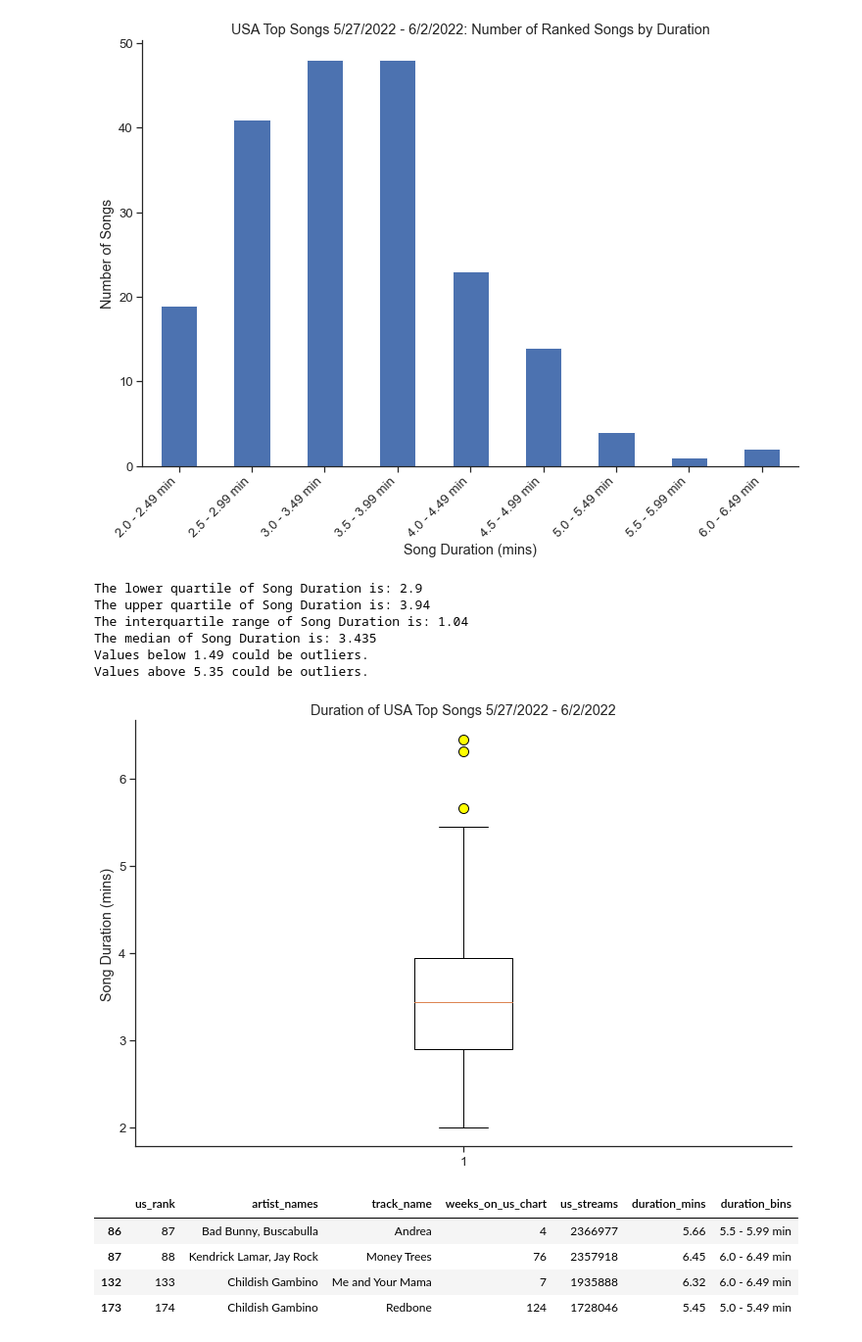
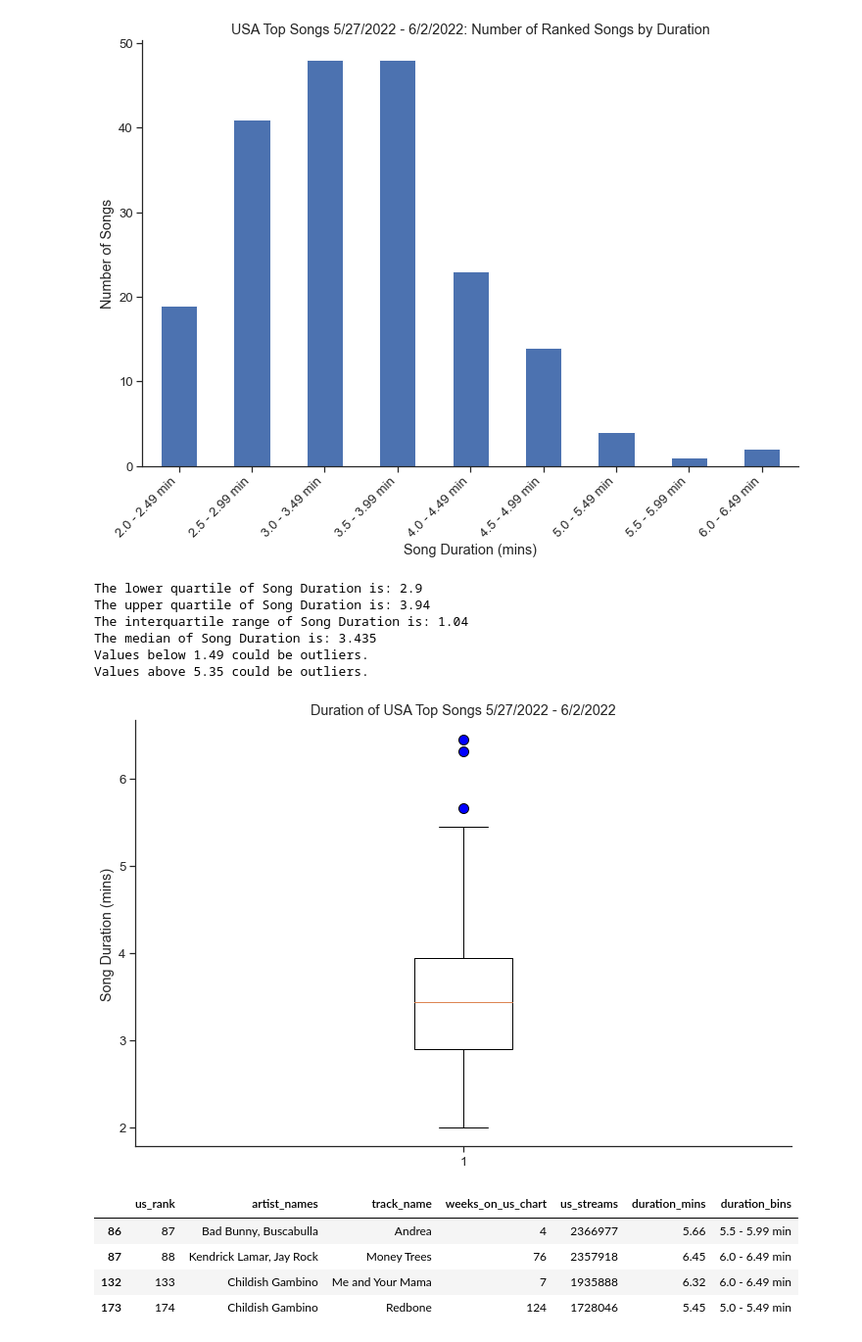
Before and after one commit to mbruns13/project_1_spotify, a Jupyter notebook: song_duration.ipynb, the cells around one changed output. Shown at 98% size. Cells and saved outputs as stored; diff of their text form; code cells hidden in the pictures.

```diff
--- a/song_duration.ipynb
+++ b/song_duration.ipynb
@@ -697,35 +697,35 @@ plt.show()
 # %%
 us_quartiles = us_track_data.duration_mins.quantile([.25,.5,.75])
 us_lowerq = us_quartiles[0.25].round(2)
 us_upperq = us_quartiles[0.75].round(2)
 us_iqr = (us_upperq-us_lowerq).round(2)
 us_lower_bound = (us_lowerq - (1.5*iqr)).round(2)
 us_upper_bound = (us_upperq + (1.5*iqr)).round(2)
 
 print(f"The lower quartile of Song Duration is: {us_lowerq}")
 print(f"The upper quartile of Song Duration is: {us_upperq}")
 print(f"The interquartile range of Song Duration is: {us_iqr}")
 print(f"The median of Song Duration is: {us_quartiles[0.5]} ")
 print(f"Values below {us_lower_bound} could be outliers.")
 print(f"Values above {us_upper_bound} could be outliers.")
 
-flierprops = dict(marker='o', markerfacecolor='yellow', markersize=10)
+flierprops = dict(marker='o', markerfacecolor='blue', markersize=10)
 fig1,ax1 = plt.subplots()
 ax1.set_title('Duration of USA Top Songs 5/27/2022 - 6/2/2022')
 ax1.set_ylabel('Song Duration (mins)')
 ax1.boxplot(us_track_data["duration_mins"], flierprops=flierprops)
 
 #save as png
 plt.savefig("images/us_duration_boxplot.png")
 plt.show()
 # %% [output]
 The lower quartile of Song Duration is: 2.9
 The upper quartile of Song Duration is: 3.94
 The interquartile range of Song Duration is: 1.04
 The median of Song Duration is: 3.435
 Values below 1.49 could be outliers.
 Values above 5.35 could be outliers.
-[figure, old version]
+[figure, new version]
 # %%
 #look at outliers
 us_duration_outliers_df = us_track_data.loc[us_track_data["duration_mins"] > us_upper_bound]
```
Also changed, not shown: parts of 4 cells of this notebook, 5 other files.
